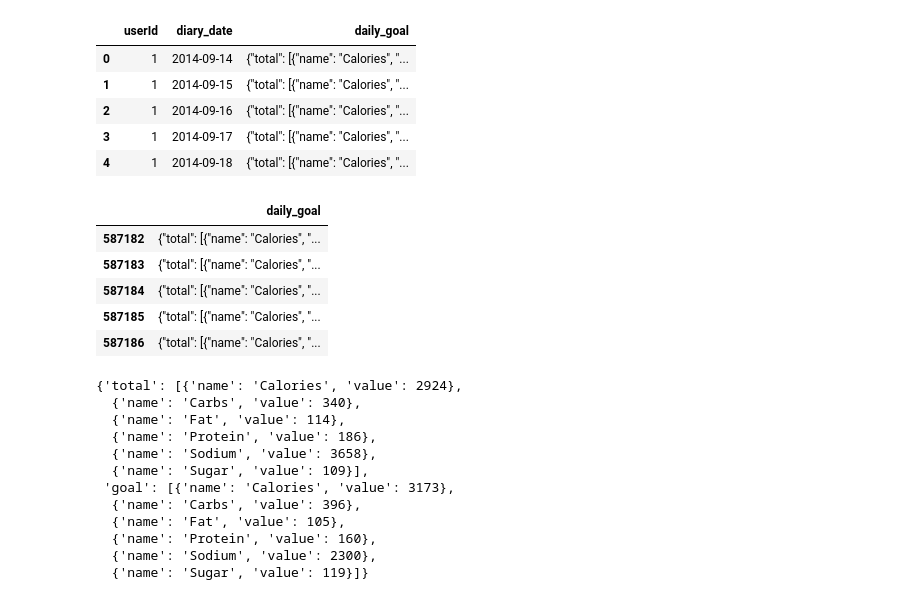
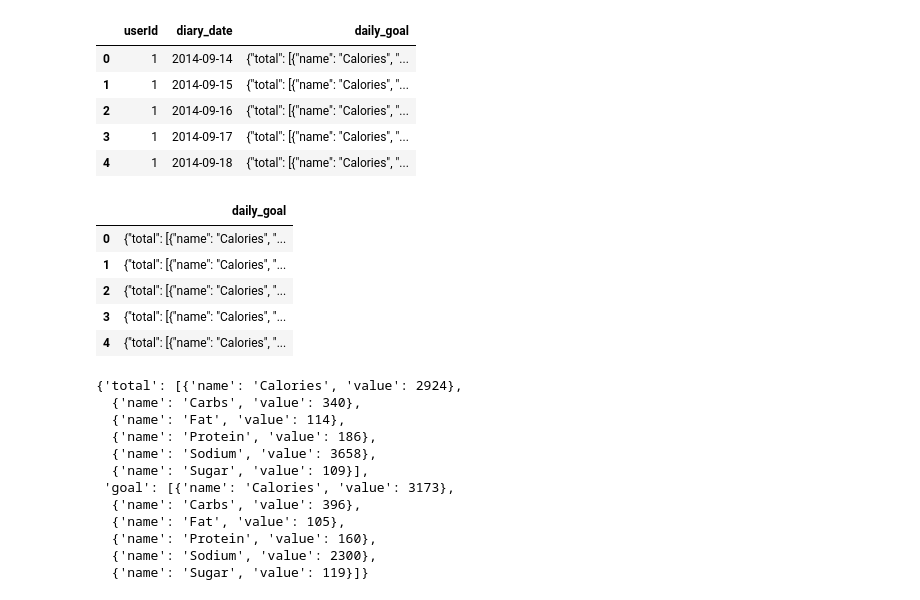
Before and after one commit to rokaandy/mfp-nutrition-survival-analysis, a Jupyter notebook: nutrition.ipynb, the cells around one changed output. Saved outputs shown, nothing was run; the diff lists cells and outputs as text; code cells hidden in the pictures.

```diff
--- a/nutrition.ipynb
+++ b/nutrition.ipynb
@@ -45,14 +45,14 @@ df_goal.head()
 | 4 | 1 | 2014-09-18 | {"total": [{"name": "Calories", "... |
 # %%
 parse_df = df_goal.drop(['userId', 'diary_date'], axis=1)
-parse_df.tail()
+parse_df.head()
 # %% [output]
 |  | daily_goal |
-| 587182 | {"total": [{"name": "Calories", "... |
-| 587183 | {"total": [{"name": "Calories", "... |
-| 587184 | {"total": [{"name": "Calories", "... |
-| 587185 | {"total": [{"name": "Calories", "... |
-| 587186 | {"total": [{"name": "Calories", "... |
+| 0 | {"total": [{"name": "Calories", "... |
+| 1 | {"total": [{"name": "Calories", "... |
+| 2 | {"total": [{"name": "Calories", "... |
+| 3 | {"total": [{"name": "Calories", "... |
+| 4 | {"total": [{"name": "Calories", "... |
 # %%
 tg_dict = json.loads(parse_df['daily_goal'][0])
 tg_dict
```
Also changed, not shown: parts of 13 cells of this notebook.
